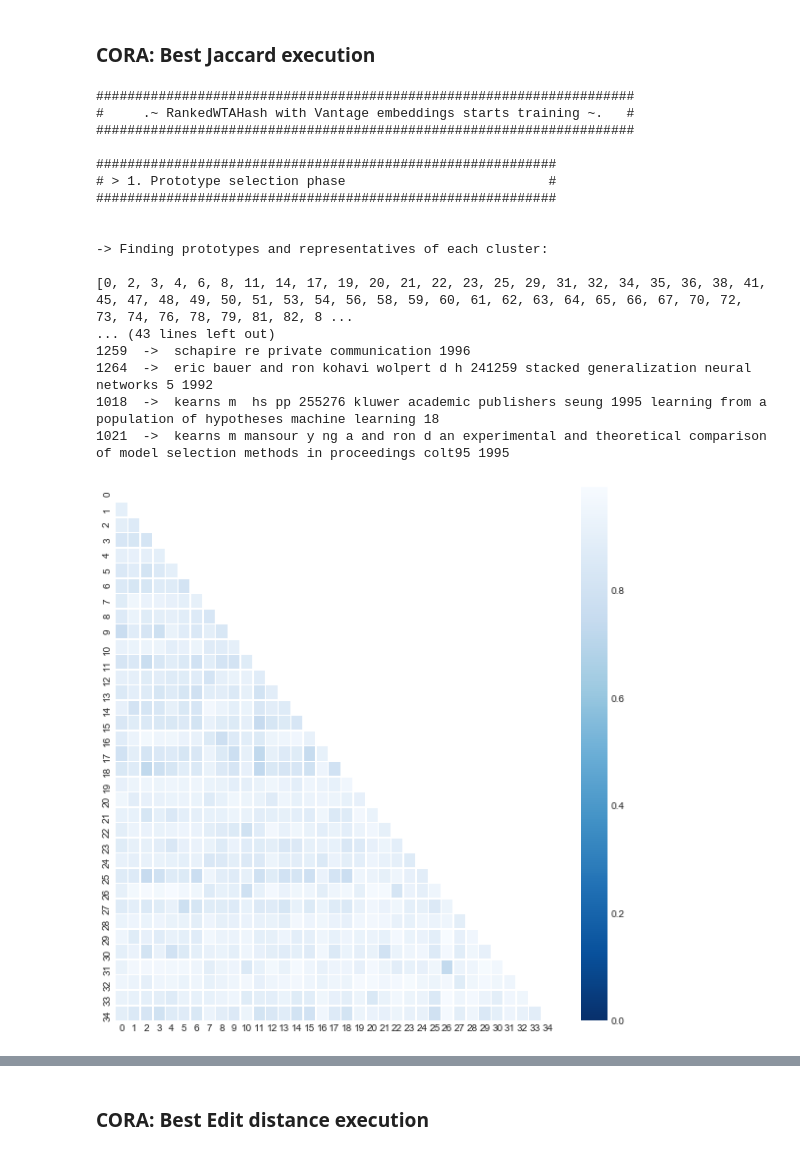
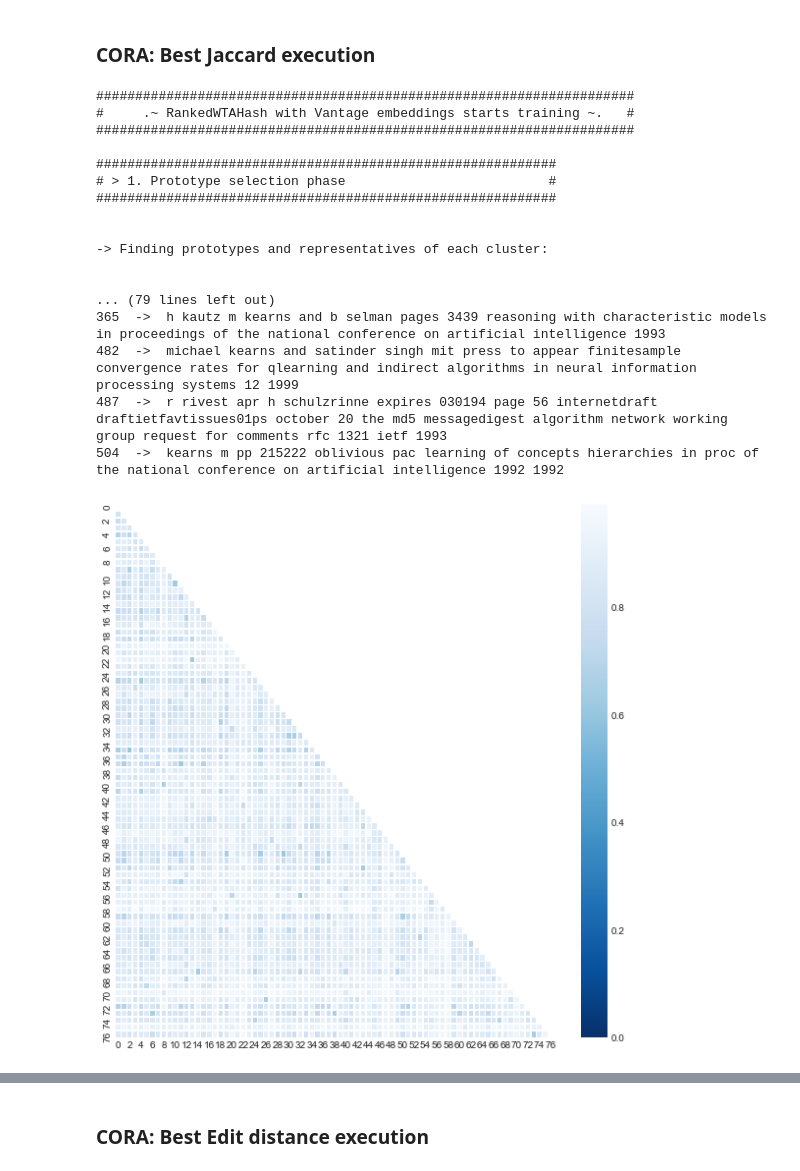
Before and after one commit to Nikoletos-K/WinnER, a Jupyter notebook: EntireDatasetJupyter-Current.ipynb, the cells around one changed output, grey strips where cells are left out. Drawn from its saved outputs; the diff is of its cells as text; code cells hidden in the pictures.

```diff
--- a/EntireDatasetJupyter-Current.ipynb
+++ b/EntireDatasetJupyter-Current.ipynb
@@ -1236,7 +1246,7 @@ def preprocess(row):
 # %% [markdown]
 ### Shuffle data
 # %%
-shuffled_df = CORA.sample(frac=1).reset_index(drop=True)
-shuffled_df
+CORA_shuffled = CORA.sample(frac=1).reset_index(drop=True)
+CORA_shuffled
 # %% [output]
 |  | Entity Id | address | author | editor | institution | month | note | pages | publisher | title | ... |
@@ -1328,7 +1338,9 @@ fields = [
 #      'title',
 # ]
 
-data, true_matrix = cora_createDataset(CORA, CORA_groundTruth, fields, 'Entity Id')
+# data, true_matrix = cora_createDataset(CORA, CORA_groundTruth, fields, 'Entity Id')
+data, true_matrix = cora_createDataset(CORA_shuffled, CORA_groundTruth, fields, 'Entity Id')
+
 # data, true_matrix = cora_createDataset(CORA1, CORA1_groundTruth, fields, '@id')
 # %%
 labels_groundTruth, numOfObjWithoutDups, groups = create_trueLabels(CORA['Entity Id'].tolist(),CORA_groundTruth)
@@ -1387,57 +1416,58 @@ jaccard_withchars = True                    # n-gramms either of chars and eithe
 
 # Prototype selection
 max_numberOf_clusters= 1000                  # Νumber of loops for finding representatives, it is an upper bound of clusters.
-max_dissimilarityDistance= 0.4                       # The threshold for the triangle inequality
+max_dissimilarityDistance= 0.5                       # The threshold for the triangle inequality
 distanceMetric= 'jaccard'                   # Distance metric between the strings when creating the space
-prototypesFilterThr = 0.7                   # Prototypes must differ more than that threshold
+prototypesFilterThr = 0.6                   # Prototypes must differ more than that threshold
 
 # Embedding phase
-distanceMetricEmbedding = 'jaccard'  # Embedding metric
+distanceMetricEmbedding = 'euclid_jaccard'  # Embedding metric
 
 # WTA algorithm
-windowSize= 70                            # Vector size for WTA algo
-number_of_permutations = 2                # WTA number of permutations
+windowSize= 50                           # Vector size for WTA algo
+number_of_permutations = 1                # WTA number of permutations
 
 # Similarity evaluation
-similarityVectors='initial'                  # which vectors will be passed to WTA step
-similarityThreshold= 0.75                    # Similarity threshold for the final step
+similarityVectors='ranked'                  # which vectors will be passed to WTA step
+similarityThreshold= 0.7                    # Similarity threshold for the final step
 metric='kendal'                             # Similarity metric between vectors
 
 start = time.time()
 model = RankedWTAHash(
     max_numberOf_clusters= max_numberOf_clusters,
     max_dissimilarityDistance= max_dissimilarityDistance,
     windowSize= windowSize,
     similarityThreshold= similarityThreshold,
     metric=metric,
     similarityVectors=similarityVectors,
     number_of_permutations = number_of_permutations,
     distanceMetric= distanceMetric,
     distanceMetricEmbedding = distanceMetricEmbedding,
     ngramms= ngramms,
     jaccard_withchars = jaccard_withchars,
-    prototypesFilterThr = prototypesFilterThr
+    prototypesFilterThr = prototypesFilterThr,
+    verboseLevel = 1
 )
 model = model.fit(data)
 acc,f1,precision,recall = evaluate(model.mapping_matrix, true_matrix, True)
 exec_time = time.time() - start
 results_dataframe.loc[len(results_dataframe)+1] = [max_numberOf_clusters,max_dissimilarityDistance,similarityThreshold,windowSize,metric,similarityVectors,distanceMetricEmbedding,distanceMetric,number_of_permutations,ngramms,jaccard_withchars,acc,precision,recall,f1,exec_time]
 # %% [output]
 #####################################################################
 #     .~ RankedWTAHash with Vantage embeddings starts training ~.   #
 #####################################################################
 
 ###########################################################
 # > 1. Prototype selection phase                          #
 ###########################################################
 
 
 -> Finding prototypes and representatives of each cluster:
 
-[0, 2, 3, 4, 6, 8, 11, 14, 17, 19, 20, 21, 22, 23, 25, 29, 31, 32, 34, 35, 36, 38, 41, 45, 47, 48, 49, 50, 51, 53, 54, 56, 58, 59, 60, 61, 62, 63, 64, 65, 66, 67, 70, 72, 73, 74, 76, 78, 79, 81, 82, 8 ...
-... (43 lines left out)
-1259  ->  schapire re private communication 1996
-1264  ->  eric bauer and ron kohavi wolpert d h 241259 stacked generalization neural networks 5 1992
-1018  ->  kearns m  hs pp 255276 kluwer academic publishers seung 1995 learning from a population of hypotheses machine learning 18
-1021  ->  kearns m mansour y ng a and ron d an experimental and theoretical comparison of model selection methods in proceedings colt95 1995
+
+... (79 lines left out)
+365  ->  h kautz m kearns and b selman pages 3439 reasoning with characteristic models in proceedings of the national conference on artificial intelligence 1993
+482  ->  michael kearns and satinder singh mit press to appear finitesample convergence rates for qlearning and indirect algorithms in neural information processing systems 12 1999
+487  ->  r rivest apr h schulzrinne expires 030194 page 56 internetdraft draftietfavtissues01ps october 20 the md5 messagedigest algorithm network working group request for comments rfc 1321 ietf 1993
+504  ->  kearns m pp 215222 oblivious pac learning of concepts hierarchies in proc of the national conference on artificial intelligence 1992 1992
-[figure, old version]
+[figure, new version]
```
Also changed, not shown: parts of 17 cells of this notebook.
